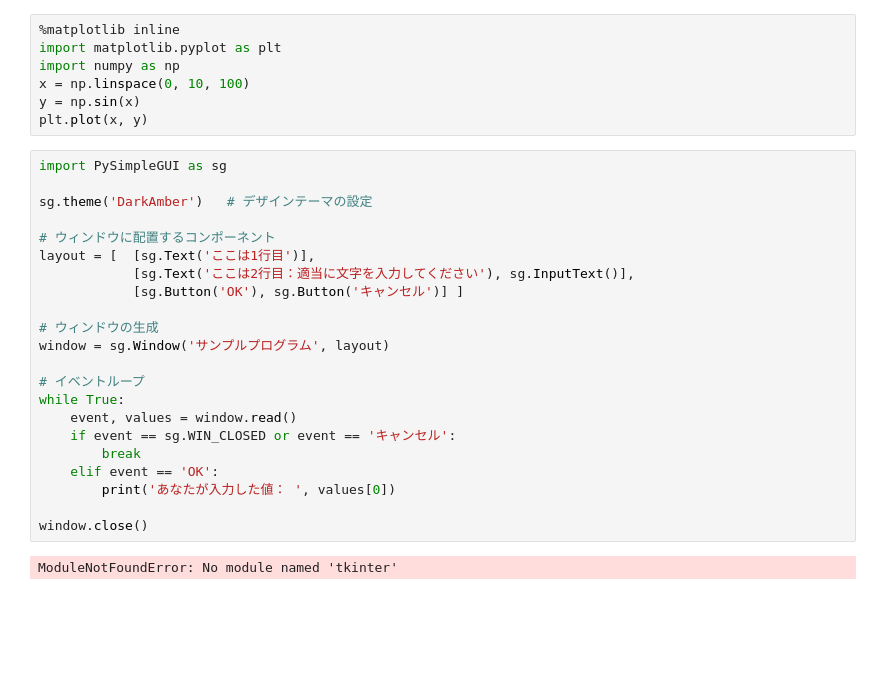
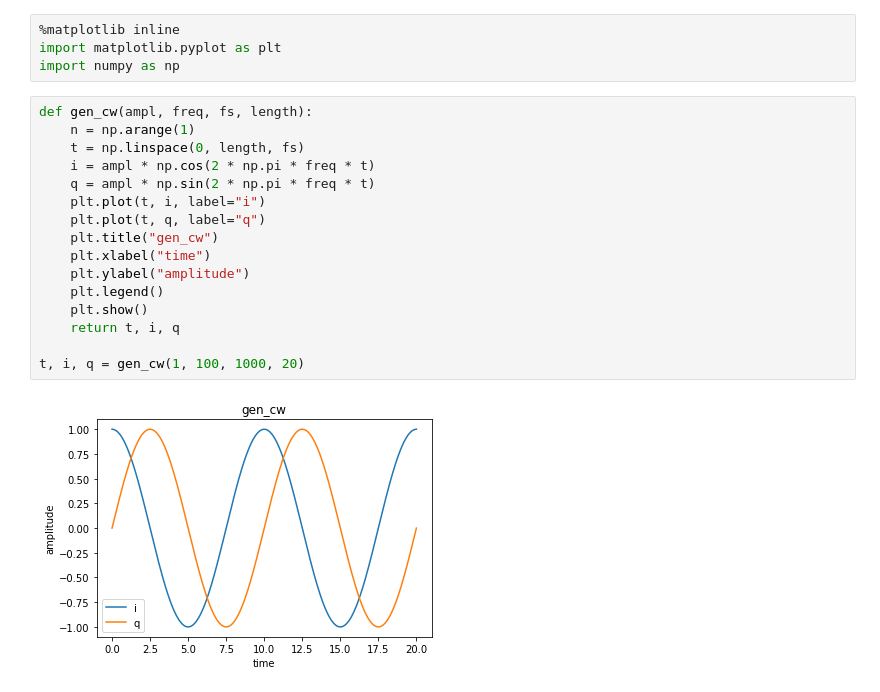
Before and after one commit to valtok7/siggen, a Jupyter notebook: main.ipynb, the cells around one changed output. Saved outputs shown, nothing was run; the diff lists cells and outputs as text; blank space fills up the shorter version.

```diff
--- a/main.ipynb
+++ b/main.ipynb
@@ -2,30 +2,21 @@
 %matplotlib inline
 import matplotlib.pyplot as plt
 import numpy as np
-x = np.linspace(0, 10, 100)
-y = np.sin(x)
-plt.plot(x, y)
-# %%
-import PySimpleGUI as sg
-
-sg.theme('DarkAmber')   # デザインテーマの設定
-
-# ウィンドウに配置するコンポーネント
-layout = [  [sg.Text('ここは1行目')],
-            [sg.Text('ここは2行目：適当に文字を入力してください'), sg.InputText()],
-            [sg.Button('OK'), sg.Button('キャンセル')] ]
-
-# ウィンドウの生成
-window = sg.Window('サンプルプログラム', layout)
-
-# イベントループ
-while True:
-    event, values = window.read()
-    if event == sg.WIN_CLOSED or event == 'キャンセル':
-        break
-    elif event == 'OK':
-        print('あなたが入力した値： ', values[0])
-
-window.close()
-# %% [output]
-ModuleNotFoundError: No module named 'tkinter'
+# %%
+def gen_cw(ampl, freq, fs, length):
+    n = np.arange(1)
+    t = np.linspace(0, length, fs)
+    i = ampl * np.cos(2 * np.pi * freq * t)
+    q = ampl * np.sin(2 * np.pi * freq * t)
+    plt.plot(t, i, label="i")
+    plt.plot(t, q, label="q")
+    plt.title("gen_cw")
+    plt.xlabel("time")
+    plt.ylabel("amplitude")
+    plt.legend()
+    plt.show()
+    return t, i, q
+
+t, i, q = gen_cw(1, 100, 1000, 20)
+# %% [output]
+[figure, added]
```
Also changed, not shown: parts of 1 cell of this notebook, 5 other files.
